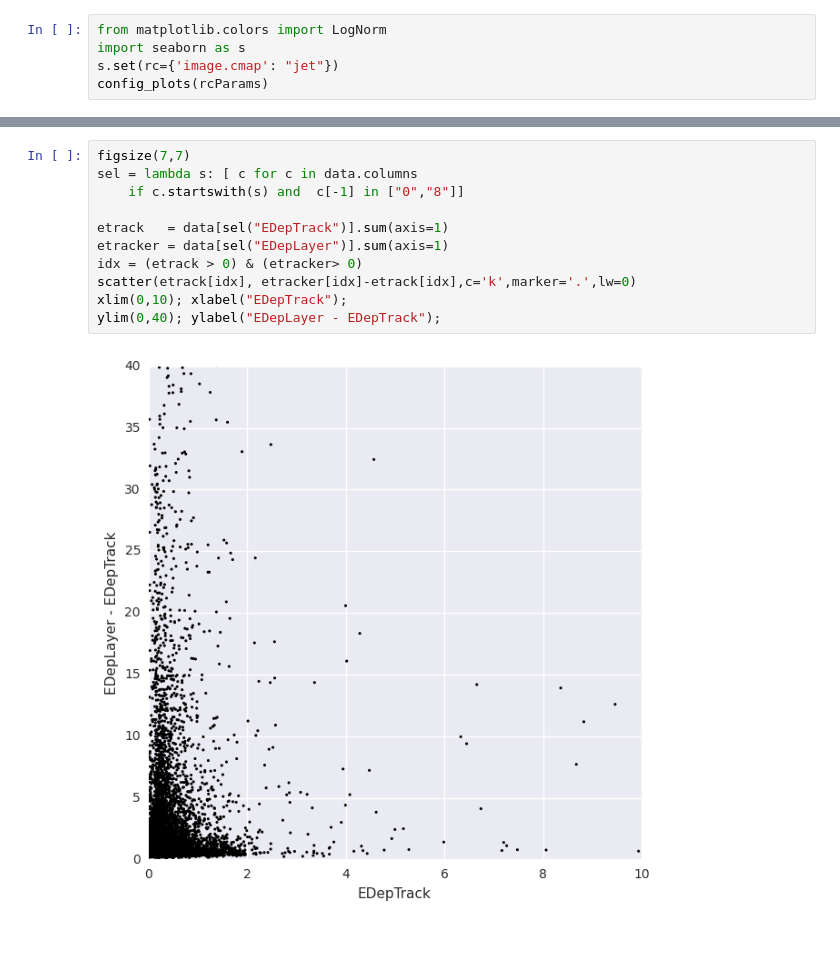
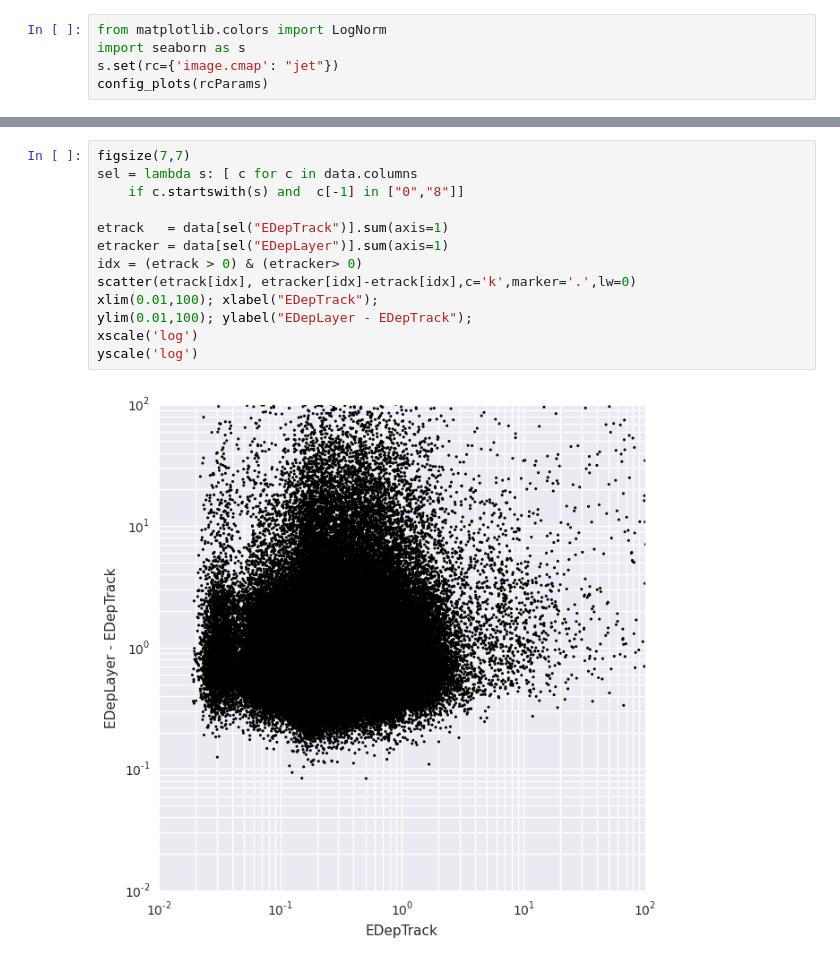
Before and after one commit to KKostya/AMSDeutons, a Jupyter notebook: Notebooks/Tracker/EDeps.ipynb, the cells around one changed output, grey strips where cells are left out. Saved outputs shown, nothing was run; the diff lists cells and outputs as text.

```diff
--- a/Notebooks/Tracker/EDeps.ipynb
+++ b/Notebooks/Tracker/EDeps.ipynb
@@ -19,13 +19,15 @@ figsize(8,6)
 # %%
 figsize(7,7)
 sel = lambda s: [ c for c in data.columns
     if c.startswith(s) and  c[-1] in ["0","8"]]
 
 etrack   = data[sel("EDepTrack")].sum(axis=1)
 etracker = data[sel("EDepLayer")].sum(axis=1)
 idx = (etrack > 0) & (etracker> 0)
 scatter(etrack[idx], etracker[idx]-etrack[idx],c='k',marker='.',lw=0)
-xlim(0,10); xlabel("EDepTrack");
-ylim(0,40); ylabel("EDepLayer - EDepTrack");
+xlim(0.01,100); xlabel("EDepTrack");
+ylim(0.01,100); ylabel("EDepLayer - EDepTrack");
+xscale('log')
+yscale('log')
 # %% [output]
-[figure, old version]
+[figure, new version]
```
Also changed, not shown: parts of 1 cell of this notebook, 2 other files.
